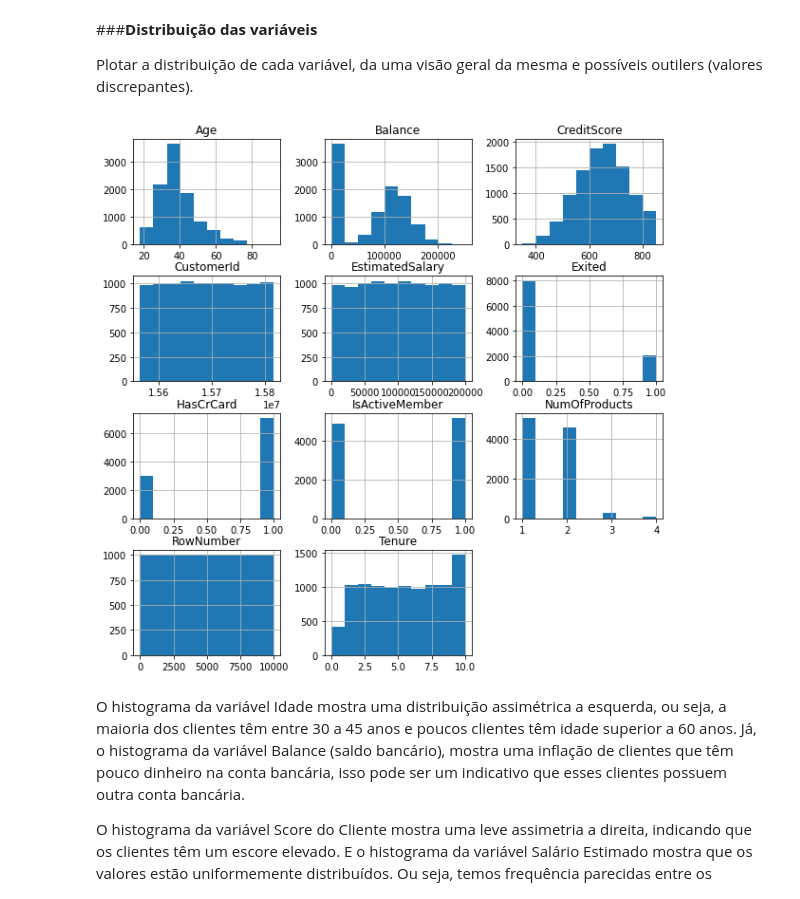
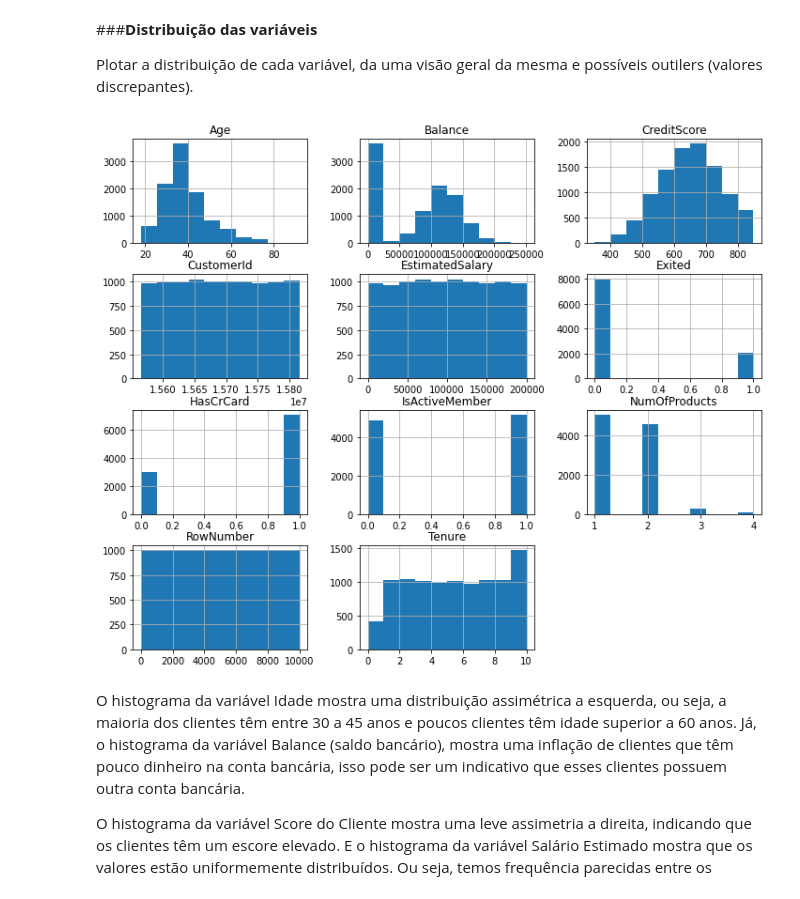
Before and after one commit to scudilio/Churn_model, a Jupyter notebook: Parte_II_Churn_artigo.ipynb, the cells around one changed output. Drawn from its saved outputs; the diff is of its cells as text; code cells hidden in the pictures.

```diff
--- a/Parte_II_Churn_artigo.ipynb
+++ b/Parte_II_Churn_artigo.ipynb
@@ -176,9 +172,9 @@ df.shape
 
 Plotar a distribuição de cada variável, da uma visão geral da mesma e possíveis outilers (valores discrepantes).
 # %%
-df.hist(figsize=(10,10));
+df.hist(figsize=(12,10));
 # %% [output]
-[figure, old version]
+[figure, new version]
 # %% [markdown]
 O histograma da variável Idade mostra uma distribuição assimétrica a esquerda, ou seja, a maioria dos clientes têm entre 30 a 45 anos e poucos clientes têm idade superior a 60 anos. Já, o histograma da variável Balance (saldo bancário), mostra uma inflação de clientes que têm pouco dinheiro na conta bancária, isso pode ser um indicativo que esses clientes possuem outra conta bancária.
 
```
Also changed, not shown: parts of 6 cells of this notebook.
